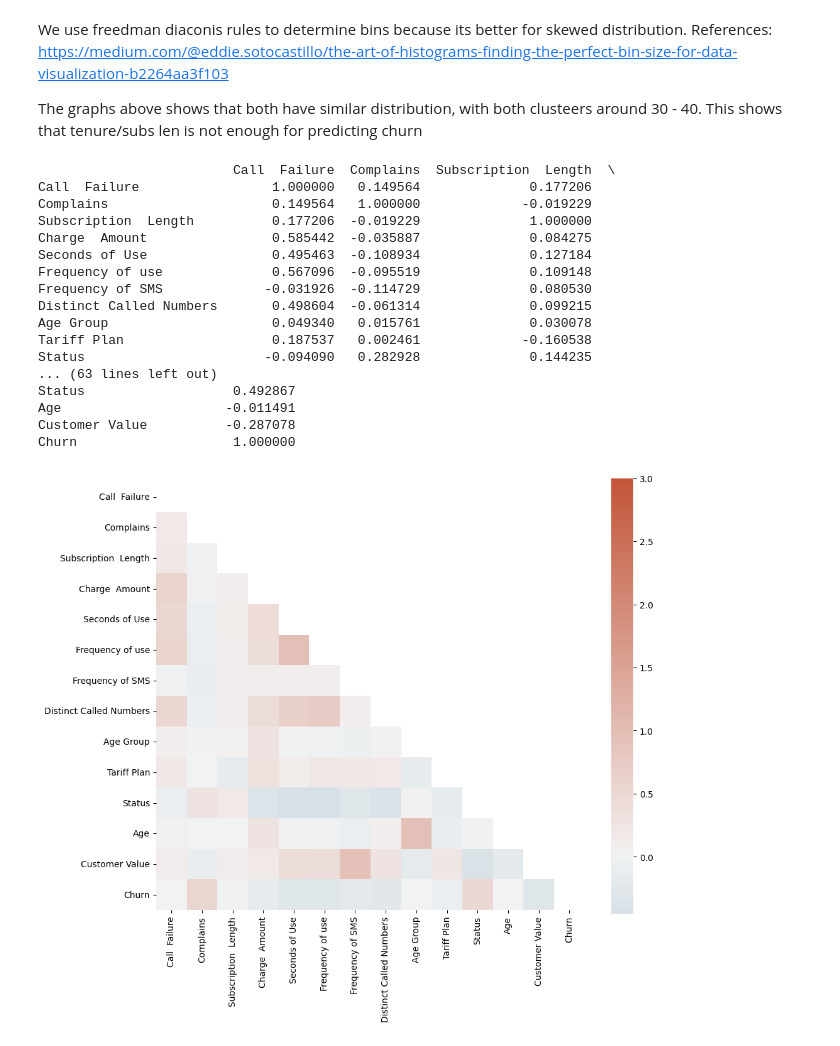
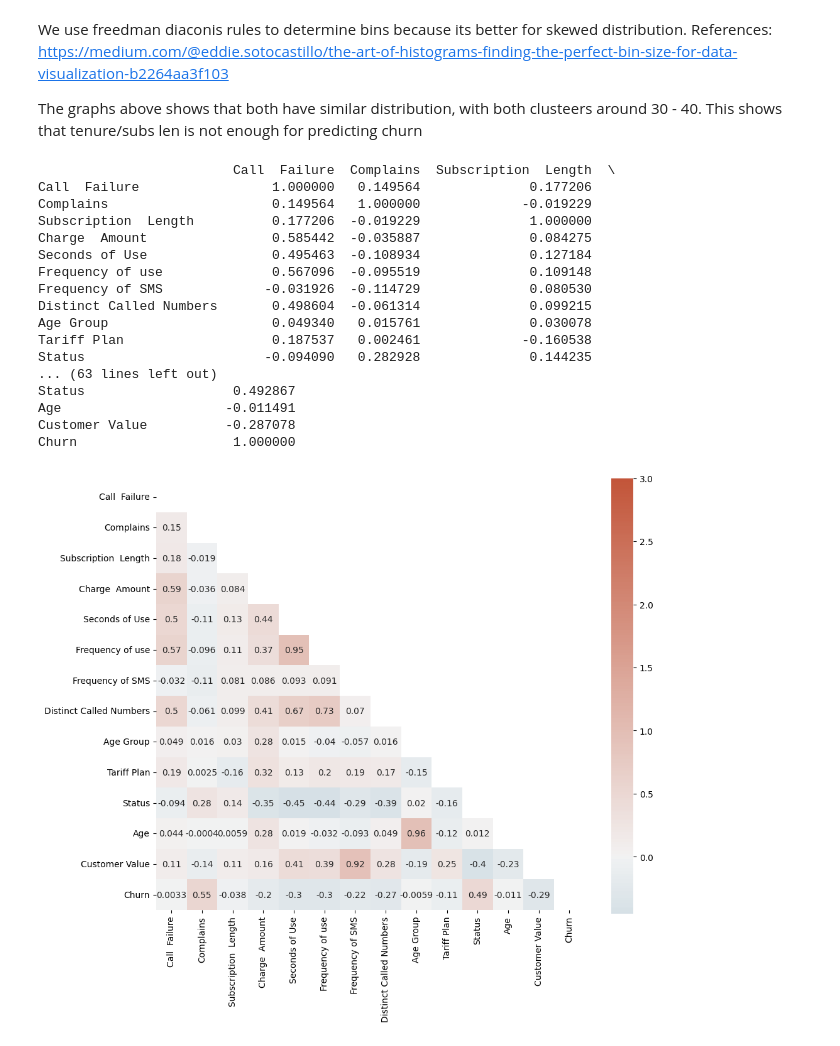
Before and after one commit to michellaprojects/Churn-Analysis, a Jupyter notebook: cleaning.ipynb, the cells around one changed output. Saved outputs shown, nothing was run; the diff lists cells and outputs as text; code cells hidden in the pictures.

Commit message:
Update: Add params to heatmap to show numbers

```diff
--- a/cleaning.ipynb
+++ b/cleaning.ipynb
@@ -175,32 +175,33 @@ f, ax = plt.subplots(figsize=(11, 9))
 
 cmap = sns.diverging_palette(230,
                              20,
                              as_cmap=True)
 sns.heatmap(corr,
             mask=mask,
             cmap=cmap,
             vmax=3,
             center=0,
-            square=True
+            square=True,
+            annot=True
             )
 
 plt.show()
 # %% [output]
                          Call  Failure  Complains  Subscription  Length  \
 Call  Failure                 1.000000   0.149564              0.177206
 Complains                     0.149564   1.000000             -0.019229
 Subscription  Length          0.177206  -0.019229              1.000000
 Charge  Amount                0.585442  -0.035887              0.084275
 Seconds of Use                0.495463  -0.108934              0.127184
 Frequency of use              0.567096  -0.095519              0.109148
 Frequency of SMS             -0.031926  -0.114729              0.080530
 Distinct Called Numbers       0.498604  -0.061314              0.099215
 Age Group                     0.049340   0.015761              0.030078
 Tariff Plan                   0.187537   0.002461             -0.160538
 Status                       -0.094090   0.282928              0.144235
 ... (63 lines left out)
 Status                   0.492867
 Age                     -0.011491
 Customer Value          -0.287078
 Churn                    1.000000
-[figure, old version]
+[figure, new version]
```
